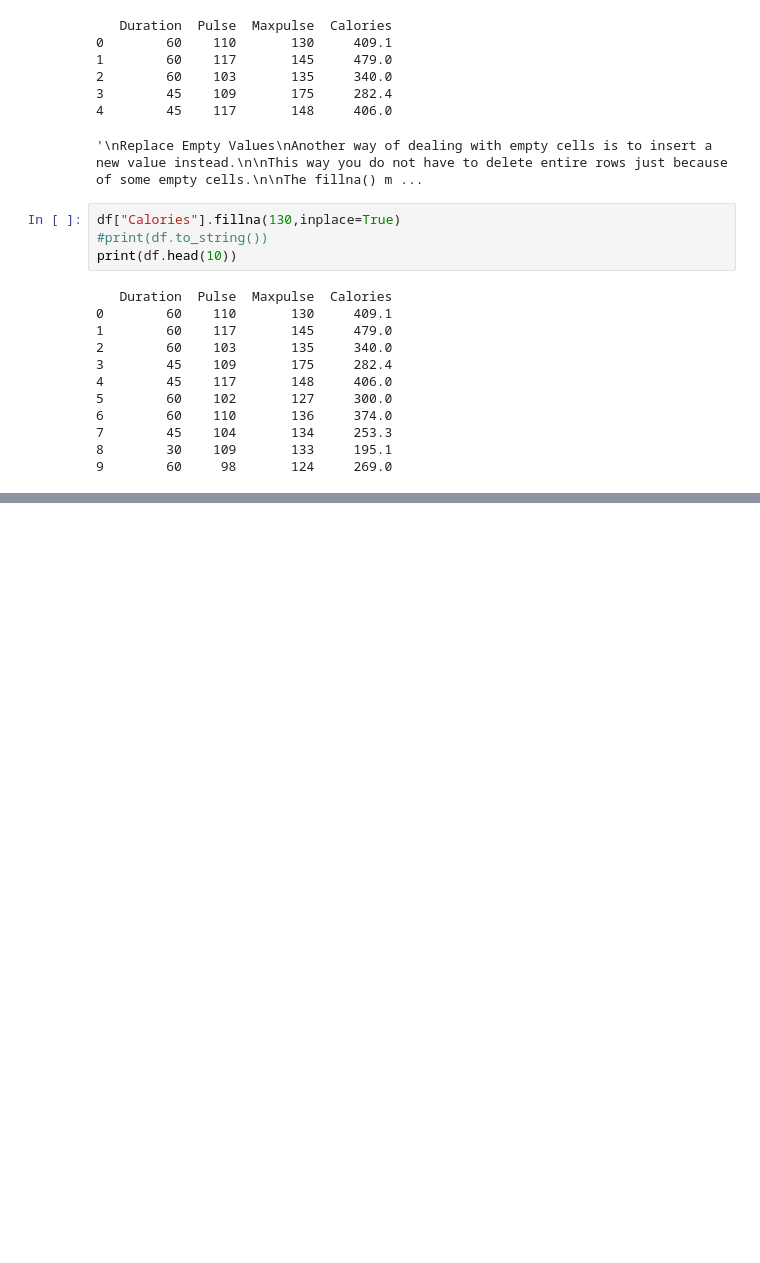
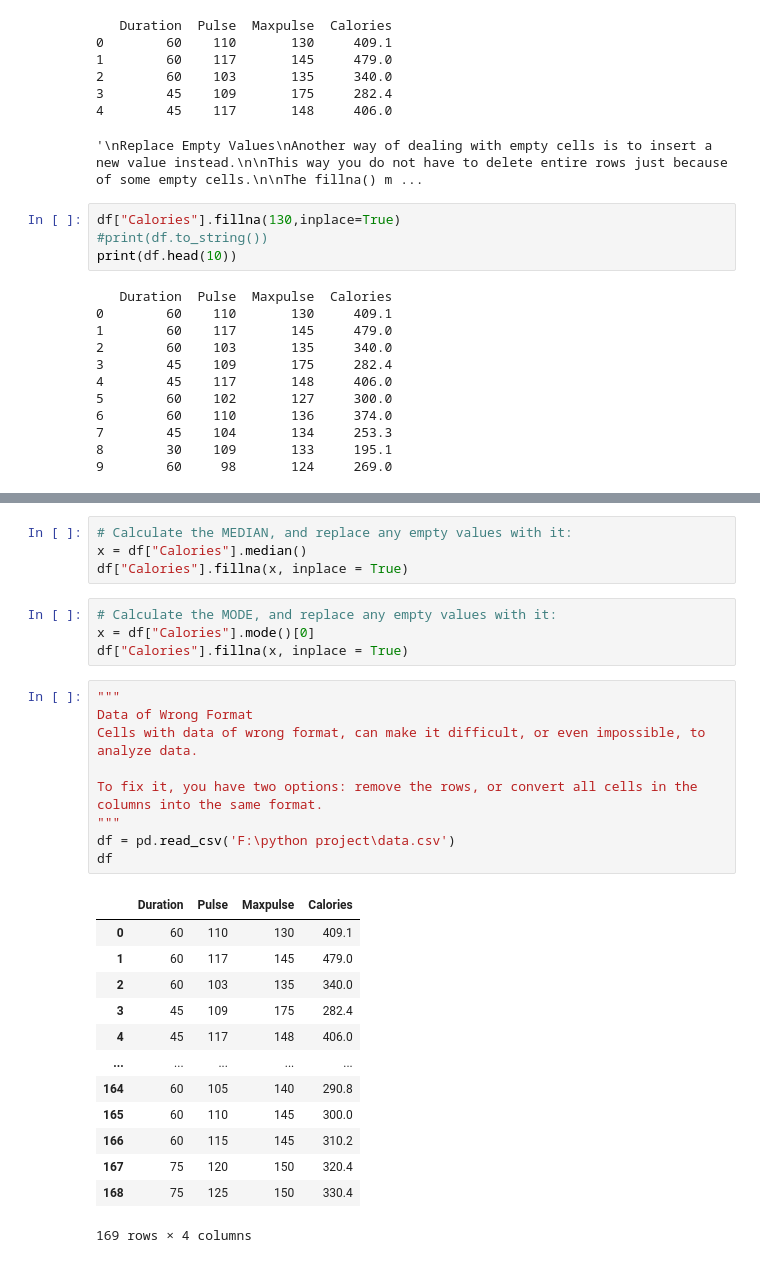
Before and after one commit to enge-singh07/Practice_Set, a Jupyter notebook: pandas_excel_set.ipynb, the cells around one changed output, grey strips where cells are left out. Saved outputs shown, nothing was run; the diff lists cells and outputs as text; blank space fills up the shorter version.

```diff
--- a/pandas_excel_set.ipynb
+++ b/pandas_excel_set.ipynb
@@ -184,0 +207,31 @@ Pandas uses the mean() median() and mode() methods to calculate the respective v
+# %%
+# Calculate the MEDIAN, and replace any empty values with it:
+x = df["Calories"].median()
+df["Calories"].fillna(x, inplace = True)
+# %%
+# Calculate the MODE, and replace any empty values with it:
+x = df["Calories"].mode()[0]
+df["Calories"].fillna(x, inplace = True)
+# %%
+"""
+Data of Wrong Format
+Cells with data of wrong format, can make it difficult, or even impossible, to analyze data.
+
+To fix it, you have two options: remove the rows, or convert all cells in the columns into the same format.
+"""
+df = pd.read_csv('F:\python project\data.csv')
+df
+# %% [output]
+|  | Duration | Pulse | Maxpulse | Calories |
+| 0 | 60 | 110 | 130 | 409.1 |
+| 1 | 60 | 117 | 145 | 479.0 |
+| 2 | 60 | 103 | 135 | 340.0 |
+| 3 | 45 | 109 | 175 | 282.4 |
+| 4 | 45 | 117 | 148 | 406.0 |
+| ... | ... | ... | ... | ... |
+| 164 | 60 | 105 | 140 | 290.8 |
+| 165 | 60 | 110 | 145 | 300.0 |
+| 166 | 60 | 115 | 145 | 310.2 |
+| 167 | 75 | 120 | 150 | 320.4 |
+| 168 | 75 | 125 | 150 | 330.4 |
+169 rows × 4 columns
```
Also changed, not shown: parts of 1 cell of this notebook, 3 other files.
